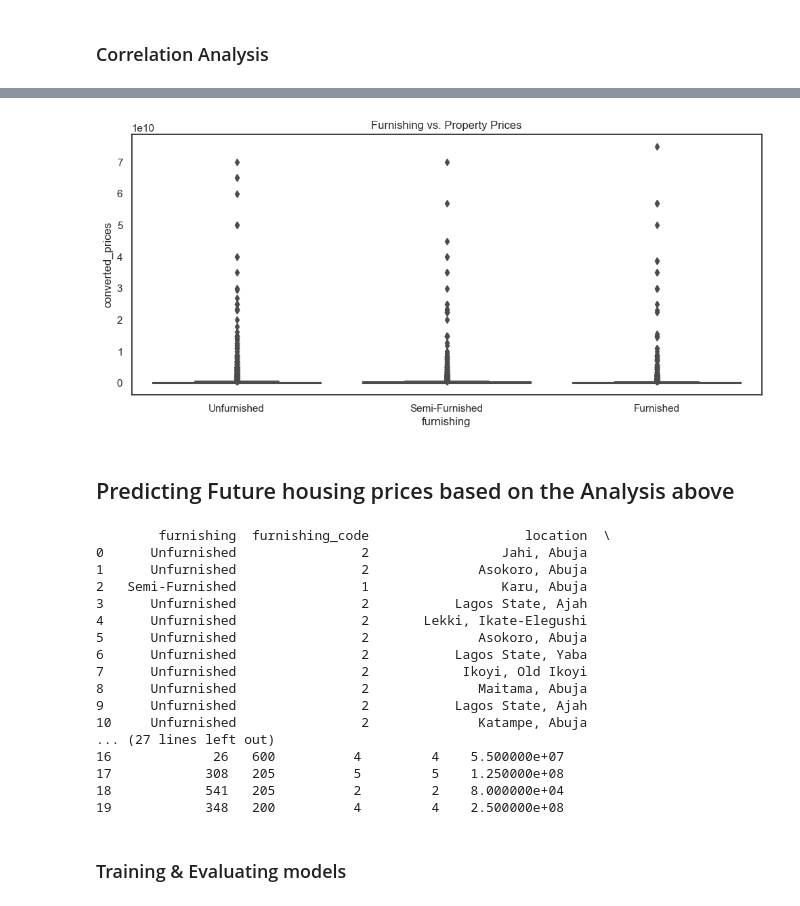
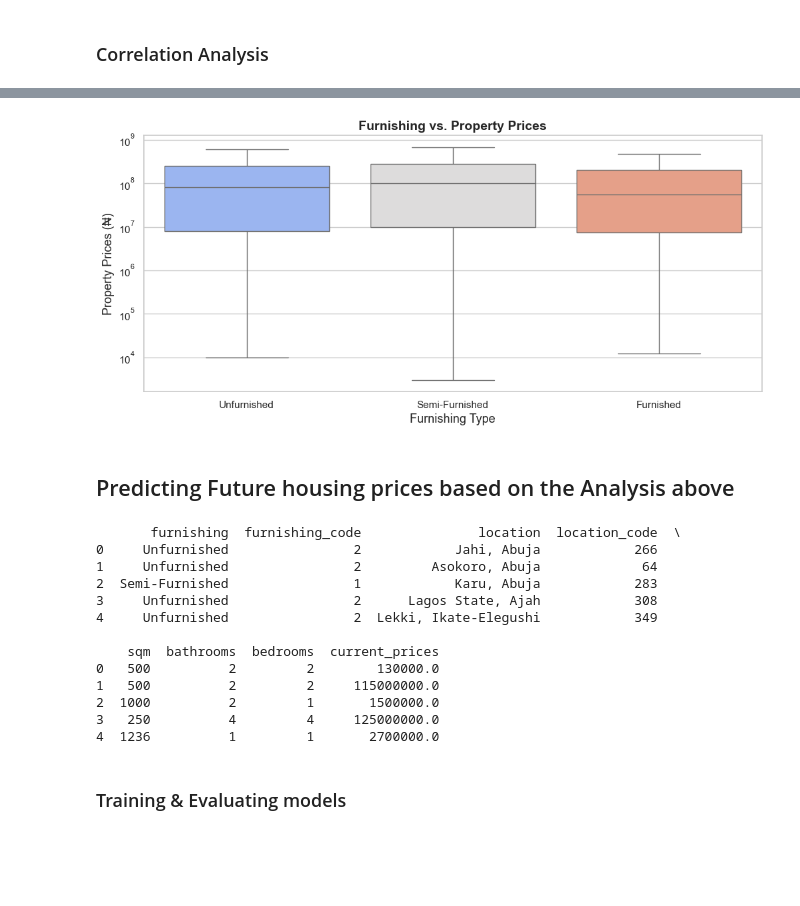
Before and after one commit to cybericdata/real_estate, a Jupyter notebook: project/backend/model/real_estates.ipynb, the cells around one changed output, grey strips where cells are left out. Saved outputs shown, nothing was run; the diff lists cells and outputs as text; code cells hidden in the pictures; blank space fills up the shorter version.

```diff
--- a/project/backend/model/real_estates.ipynb
+++ b/project/backend/model/real_estates.ipynb
@@ -266,12 +326,29 @@ plt.show()
 # %%
-#check if furnished homes cost more?
+# Check the distribution of furnishing to prices
+sns.set_style("whitegrid")
 
 plt.figure(figsize=(12, 5))
-sns.boxplot(x="furnishing", y="converted_prices", data=final_df)
-plt.title("Furnishing vs. Property Prices")
+
+sns.boxplot(
+    x="furnishing",
+    y="converted_prices",
+    data=final_df,
+    hue="furnishing",
+    palette="coolwarm",
+    legend=False,
+    showfliers=False
+)
+
+plt.xlabel("Furnishing Type", fontsize=13)
+plt.ylabel("Property Prices (₦)", fontsize=13)
+plt.title("Furnishing vs. Property Prices", fontsize=14, fontweight="bold")
+
+# Log scale for better distribution visibility (optional)
+plt.yscale("log")
+
 plt.show()
 # %% [output]
-[figure, old version]
+[figure, new version]
 # %% [markdown]
 ## Predicting Future housing prices based on the Analysis above
 # %%
@@ -290,25 +367,21 @@ final_df['current_prices'] = final_df["converted_prices"]
 final_df["location_code"] = final_df["location"].astype("category").cat.codes
 # %%
 # Display sample
-print(final_df[["furnishing", "furnishing_code", "location", "location_code", "sqm", "bathrooms", "bedrooms", "current_prices"]].head(20))
+print(final_df[["furnishing", "furnishing_code", "location", "location_code", "sqm", "bathrooms", "bedrooms", "current_prices"]].head(5))
 # %% [output]
-        furnishing  furnishing_code                    location  \
-0      Unfurnished                2                 Jahi, Abuja
-1      Unfurnished                2              Asokoro, Abuja
-2   Semi-Furnished                1                 Karu, Abuja
-3      Unfurnished                2           Lagos State, Ajah
-4      Unfurnished                2       Lekki, Ikate-Elegushi
-5      Unfurnished                2              Asokoro, Abuja
-6      Unfurnished                2           Lagos State, Yaba
-7      Unfurnished                2            Ikoyi, Old Ikoyi
-8      Unfurnished                2              Maitama, Abuja
-9      Unfurnished                2           Lagos State, Ajah
-10     Unfurnished                2              Katampe, Abuja
-... (27 lines left out)
-16             26   600          4         4    5.500000e+07
-17            308   205          5         5    1.250000e+08
-18            541   205          2         2    8.000000e+04
-19            348   200          4         4    2.500000e+08
+       furnishing  furnishing_code               location  location_code  \
+0     Unfurnished                2            Jahi, Abuja            266
+1     Unfurnished                2         Asokoro, Abuja             64
+2  Semi-Furnished                1            Karu, Abuja            283
+3     Unfurnished                2      Lagos State, Ajah            308
+4     Unfurnished                2  Lekki, Ikate-Elegushi            349
+
+    sqm  bathrooms  bedrooms  current_prices
+0   500          2         2        130000.0
+1   500          2         2     115000000.0
+2  1000          2         1       1500000.0
+3   250          4         4     125000000.0
+4  1236          1         1       2700000.0
 # %%
 features = ["location_code", "sqm", "bathrooms", "bedrooms","furnishing_code"]  # Predictor variables
 target = "current_prices"  # Price we want to predict
```
Also changed, not shown: parts of 10 cells of this notebook, 4 other files.
